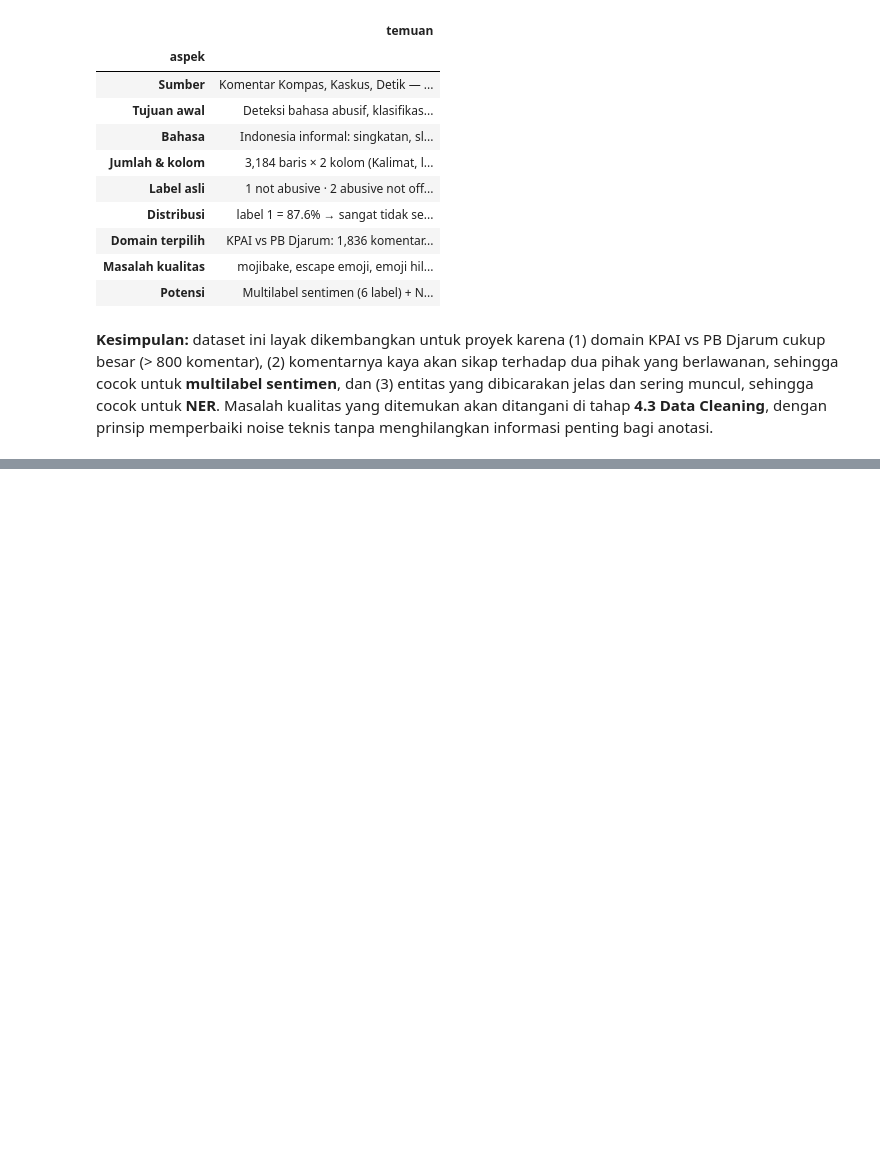
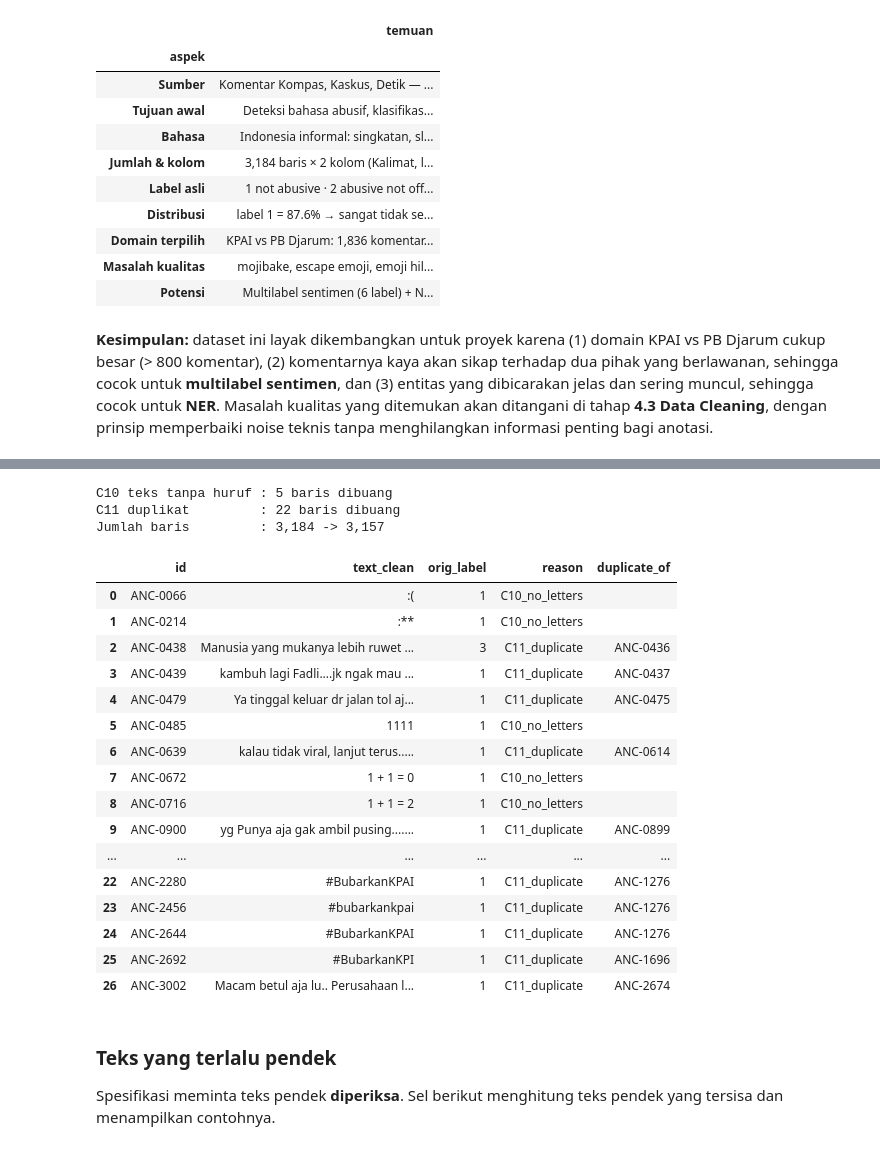
Before and after one commit to edwardchristi4n/NLP-Project, a Jupyter notebook: notebook/KelpNLP_dataset_EDA.ipynb, the cells around one changed output, grey strips where cells are left out. Cells and saved outputs as stored; diff of their text form; code cells hidden in the pictures; blank space fills up the shorter version.

Commit message:
Cleaning, and making guide annotation

```diff
--- a/notebook/KelpNLP_dataset_EDA.ipynb
+++ b/notebook/KelpNLP_dataset_EDA.ipynb
@@ -762,0 +1061,20 @@ ringkasan
+# %%
+df_flag = apply_cleaning(df_raw)
+
+baris_langkah = []
+for kode, nama, _, aksi in CLEANING_STEPS:
+    kena = df_flag[f"had_{nama}"]
+    sebelum, sesudah = ("", "")
+    if kena.any():
+        kandidat = df_flag.loc[kena, "text_raw"]
+        panjang = kandidat[kandidat.str.len() >= 40]                 # utamakan contoh yang konteksnya terlihat
+        sebelum, sesudah = contoh_langkah((panjang if len(panjang) else kandidat).iloc[0], kode)
+    baris_langkah.append({"step": kode, "name": nama, "action": aksi, "rows_affected": int(kena.sum()),
+                          "n_rows_after": len(df_flag),
+                          "example_before": repr(sebelum), "example_after": repr(sesudah)})
+log_teks = pd.DataFrame(baris_langkah)
+
+n_berubah = int((df_flag["text_raw"] != df_flag["text_clean"]).sum())
+print(f"Baris yang teksnya berubah: {n_berubah:,} dari {len(df_flag):,} ({n_berubah / len(df_flag) * 100:.1f}%)")
+print("Pengecualian C8 (ANC-1745)  : ...", df_flag.loc[df_flag["id"] == "ANC-1745", "text_clean"].iloc[0][-58:])
+log_teks.drop(columns="n_rows_after")
@@ -762,0 +1123,53 @@ ringkasan
+# %%
+def drop_invalid_and_duplicates(df):
+    """C10 buang teks tanpa huruf, lalu C11 buang duplikat (abaikan kapital, simpan yang pertama).
+    Hasil: (df_layak, df_dibuang) supaya baris yang dibuang tetap terdokumentasi."""
+    d = df.copy()
+
+    # --- C10: teks tanpa huruf (termasuk teks kosong) ---
+    tanpa_huruf = ~d["text_clean"].map(lambda x: any(c.isalpha() for c in x))
+    buang_c10 = d[tanpa_huruf].assign(reason="C10_no_letters", duplicate_of="")
+    d = d[~tanpa_huruf]
+
+    # --- C11: duplikat pada teks bersih ---
+    kunci = d["text_clean"].str.lower()
+    duplikat = kunci.duplicated(keep="first")
+    id_pertama = d.groupby(kunci)["id"].transform("first")          # ID baris yang dipertahankan
+    buang_c11 = d[duplikat].assign(reason="C11_duplicate", duplicate_of=id_pertama[duplikat])
+    d = d[~duplikat].reset_index(drop=True)
+
+    dibuang = pd.concat([buang_c10, buang_c11]).sort_values("id").reset_index(drop=True)
+    return d, dibuang
+
+df_layak, df_dibuang = drop_invalid_and_duplicates(df_flag)
+
+n_c10 = int((df_dibuang["reason"] == "C10_no_letters").sum())
+n_c11 = int((df_dibuang["reason"] == "C11_duplicate").sum())
+print(f"C10 teks tanpa huruf : {n_c10} baris dibuang")
+print(f"C11 duplikat         : {n_c11} baris dibuang")
+print(f"Jumlah baris         : {N_ASLI:,} -> {len(df_layak):,}")
+df_dibuang[["id", "text_clean", "orig_label", "reason", "duplicate_of"]]
+# %% [output]
+C10 teks tanpa huruf : 5 baris dibuang
+C11 duplikat         : 22 baris dibuang
+Jumlah baris         : 3,184 -> 3,157
+|  | id | text_clean | orig_label | reason | duplicate_of |
+| 0 | ANC-0066 | :( | 1 | C10_no_letters |  |
+| 1 | ANC-0214 | :** | 1 | C10_no_letters |  |
+| 2 | ANC-0438 | Manusia yang mukanya lebih ruwet ... | 3 | C11_duplicate | ANC-0436 |
+| 3 | ANC-0439 | kambuh lagi Fadli....jk ngak mau ... | 1 | C11_duplicate | ANC-0437 |
+| 4 | ANC-0479 | Ya tinggal keluar dr jalan tol aj... | 1 | C11_duplicate | ANC-0475 |
+| 5 | ANC-0485 | 1111 | 1 | C10_no_letters |  |
+| 6 | ANC-0639 | kalau tidak viral, lanjut terus..... | 1 | C11_duplicate | ANC-0614 |
+| 7 | ANC-0672 | 1 + 1 = 0 | 1 | C10_no_letters |  |
+| 8 | ANC-0716 | 1 + 1 = 2 | 1 | C10_no_letters |  |
+| 9 | ANC-0900 | yg Punya aja gak ambil pusing....... | 1 | C11_duplicate | ANC-0899 |
+| ... | ... | ... | ... | ... | ... |
+| 22 | ANC-2280 | #BubarkanKPAI | 1 | C11_duplicate | ANC-1276 |
+| 23 | ANC-2456 | #bubarkankpai | 1 | C11_duplicate | ANC-1276 |
+| 24 | ANC-2644 | #BubarkanKPAI | 1 | C11_duplicate | ANC-1276 |
+| 25 | ANC-2692 | #BubarkanKPI | 1 | C11_duplicate | ANC-1696 |
+| 26 | ANC-3002 | Macam betul aja lu.. Perusahaan l... | 1 | C11_duplicate | ANC-2674 |
+# %% [markdown]
+### Teks yang terlalu pendek
+Spesifikasi meminta teks pendek **diperiksa**. Sel berikut menghitung teks pendek yang tersisa dan menampilkan contohnya.
```
Also changed, not shown: parts of 66 cells of this notebook, 10 other files.
